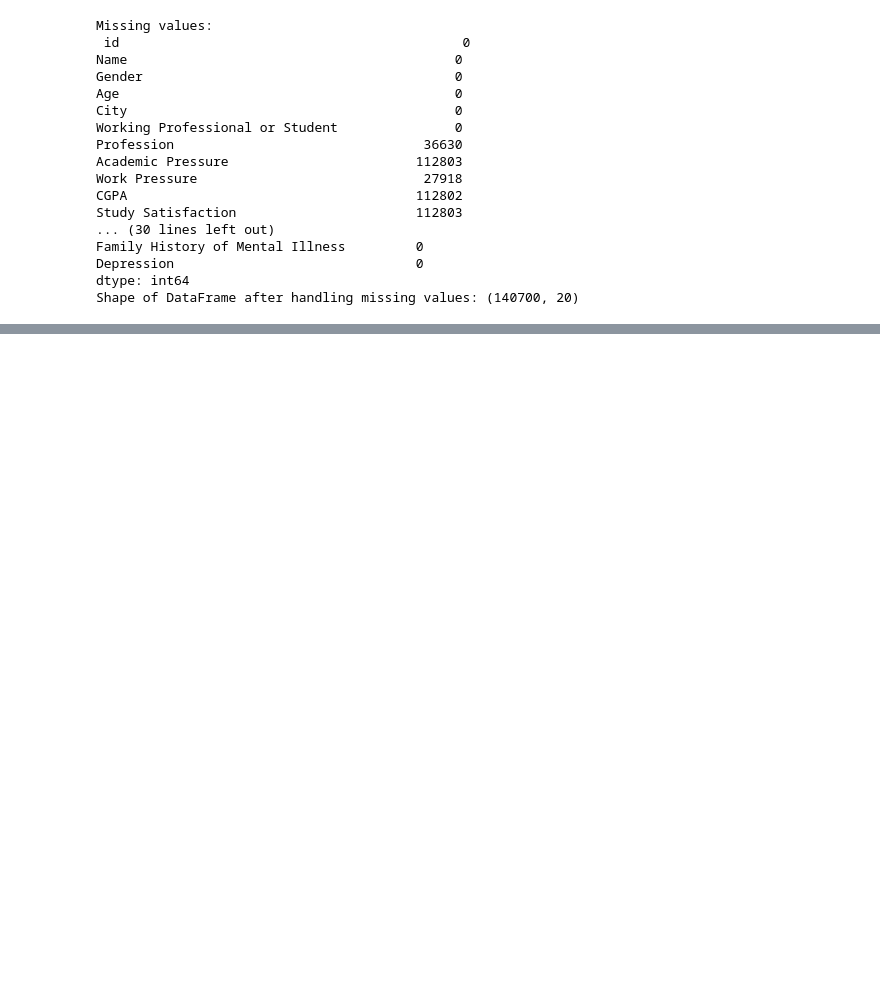
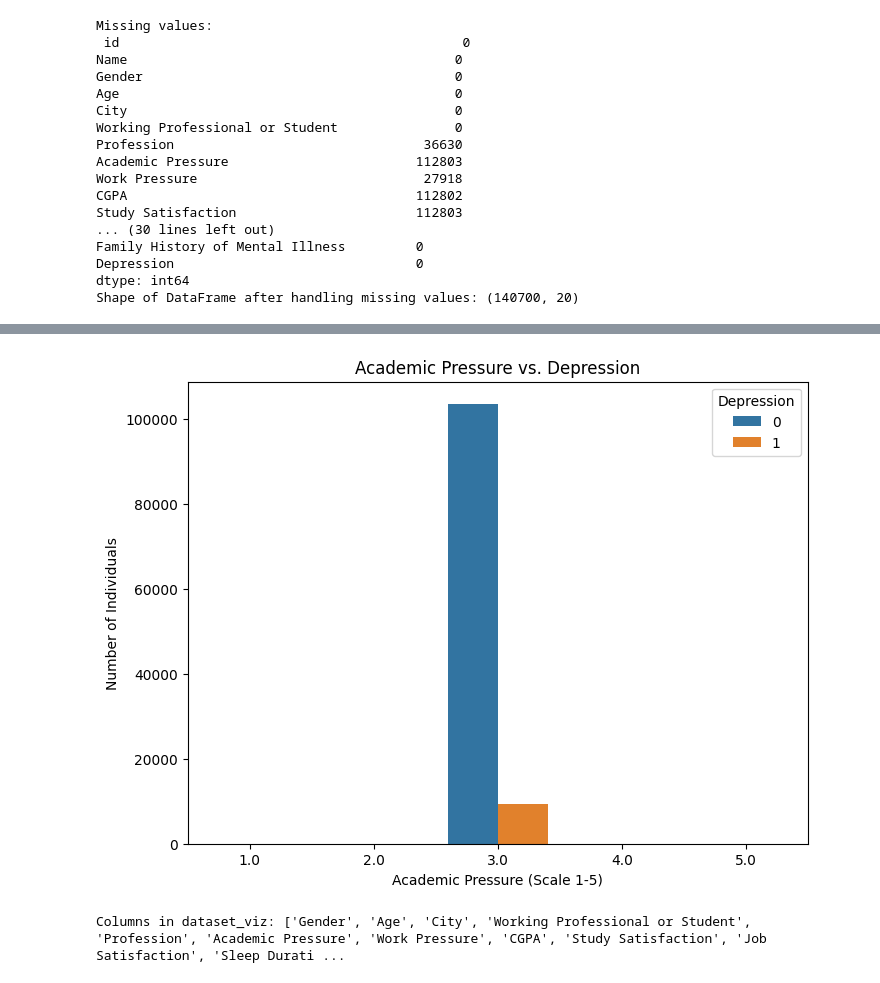
Before and after one commit to lazygirl999/records, a Jupyter notebook: Untitled4.ipynb, the cells around one changed output, grey strips where cells are left out. Cells and saved outputs as stored; diff of their text form; code cells hidden in the pictures; blank space fills up the shorter version.

```diff
--- a/Untitled4.ipynb
+++ b/Untitled4.ipynb
@@ -133,0 +193,13 @@ y = df['Depression']
+# %%
+plt.figure(figsize=(8, 6))
+sns.countplot(x='Academic Pressure', hue='Depression', data=dataset_viz)
+plt.title('Academic Pressure vs. Depression')
+plt.xlabel('Academic Pressure (Scale 1-5)')
+plt.ylabel('Number of Individuals')
+plt.show()
+# %% [output]
+[figure, added]
+# %%
+print("Columns in dataset_viz:", dataset_viz.columns.tolist())
+# %% [output]
+Columns in dataset_viz: ['Gender', 'Age', 'City', 'Working Professional or Student', 'Profession', 'Academic Pressure', 'Work Pressure', 'CGPA', 'Study Satisfaction', 'Job Satisfaction', 'Sleep Durati ...
```
Also changed, not shown: parts of 26 cells of this notebook.
